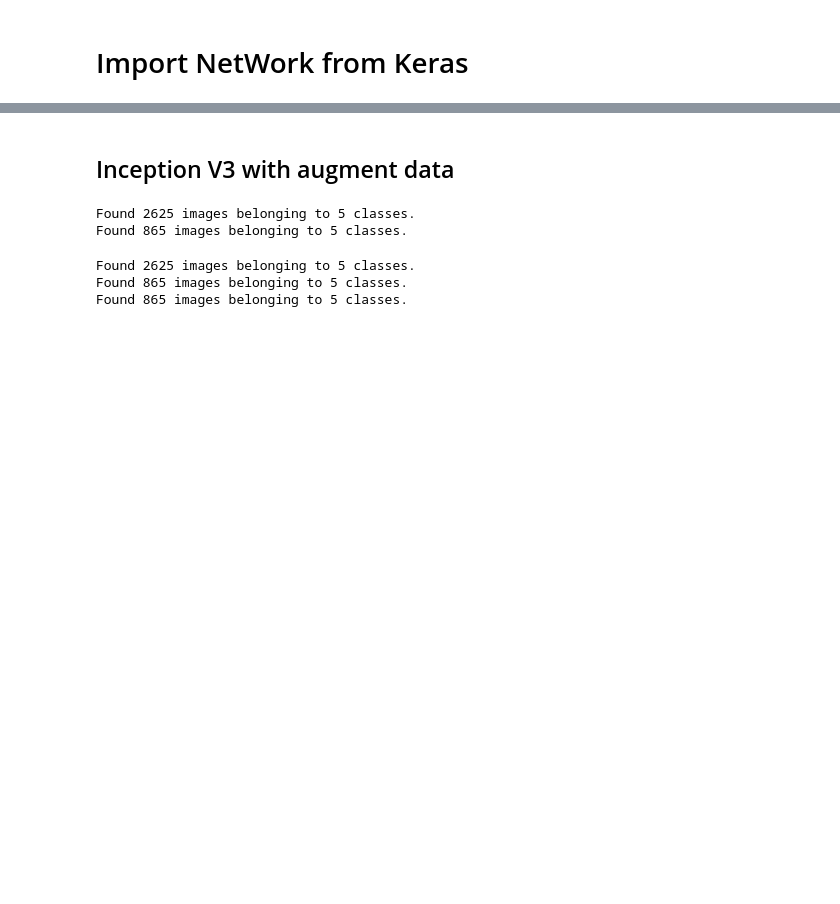
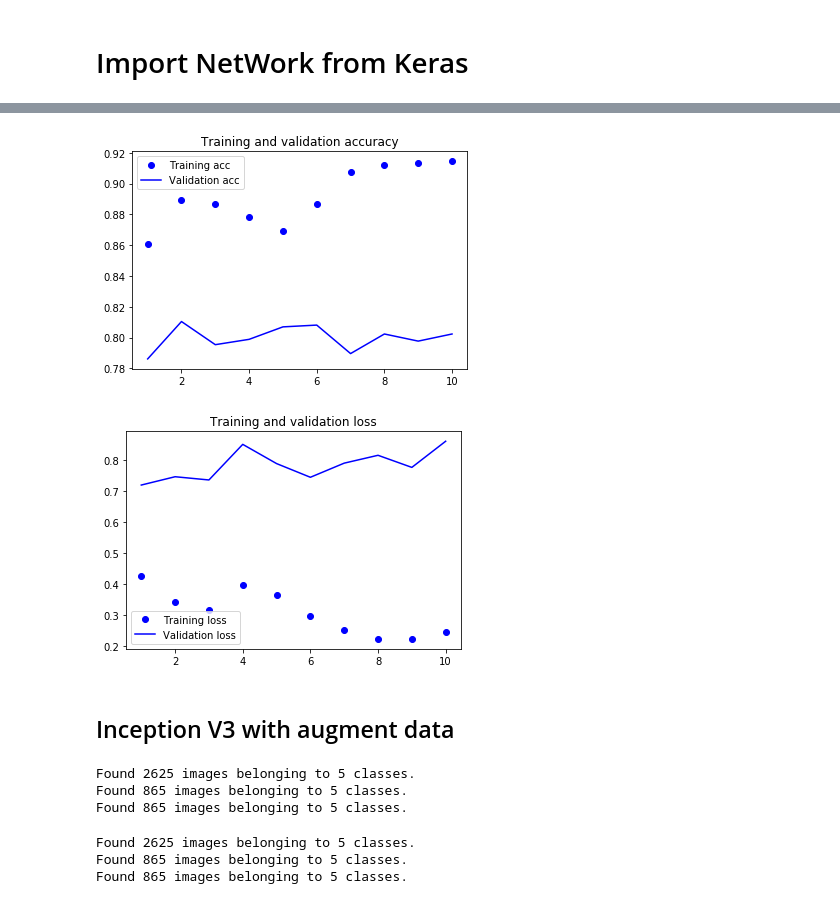
Before and after one commit to LurreMcFly/edan95, a Jupyter notebook: Lab3/SimpleCNN.ipynb, the cells around one changed output, grey strips where cells are left out. Drawn from its saved outputs; the diff is of its cells as text; code cells hidden in the pictures; blank space fills up the shorter version.

```diff
--- a/Lab3/SimpleCNN.ipynb
+++ b/Lab3/SimpleCNN.ipynb
@@ -343,0 +480,21 @@ test_generator = test_datagen.flow_from_directory(
+# %%
+datagen = ImageDataGenerator(rescale=1./255)
+batch_size = 25
+
+def extract_features(directory, sample_count):
+    features = np.zeros(shape=(sample_count, 3, 3, 2048))
+    labels = np.zeros(shape=(sample_count,5))
+    generator = datagen.flow_from_directory(directory, target_size=(150, 150), batch_size=batch_size,class_mode='categorical')
+    i=0
+    for inputs_batch, labels_batch in generator:
+        features_batch = base_model.predict(inputs_batch)
+        features[i * batch_size : (i + 1) * batch_size] = features_batch
+        labels[i * batch_size : (i + 1) * batch_size] = labels_batch
+        i += 1
+        if i * batch_size >= sample_count:
+            break
+    return features, labels
+
+train_features, train_labels = extract_features(train_dir, 2000)
+validation_features, validation_labels = extract_features(validation_dir, 865)
+test_features, test_labels = extract_features(test_dir, 865)
@@ -344,4 +505,8 @@ test_generator = test_datagen.flow_from_directory(
+# %%
+train_features_f = np.reshape(train_features, (2000, 3*3* 2048))
+validation_features_f = np.reshape(validation_features, (865, 3*3* 2048))
+test_features_f = np.reshape(test_features, (865, 3*3* 2048))
 # %%
-model_V3.compile(optimizer='adam',
+final_model.compile(optimizer='adam',
               loss='categorical_crossentropy',
               metrics=['accuracy'])
@@ -350,0 +513,3 @@ history_V3 = model_V3.fit_generator(train_generator, steps_per_epoch=105, epochs
+# %%
+history_V3 = final_model.fit(train_features_f, train_labels, epochs=10,
+                    batch_size=25, validation_data=(validation_features_f, validation_labels))
@@ -351,7 +566,12 @@ history_V3 = model_V3.fit_generator(train_generator, steps_per_epoch=105, epochs
+# %%
+plot_acc(history_V3)
+# %% [output]
+[figure, added]
+[figure, added]
 # %% [markdown]
 ## Inception V3 with augment data
 # %%
-train_datagen_aug = ImageDataGenerator(rotation_range=40, width_shift_range=0.2, height_shift_range=0.2,
+train_datagen_aug = ImageDataGenerator(rotation_range=40, rescale = 1./255, width_shift_range=0.2, height_shift_range=0.2,
                              shear_range=0.2, zoom_range=0.2, horizontal_flip=True, fill_mode='nearest')
 val_datagen = ImageDataGenerator(rescale = 1./255)
 test_datagen = ImageDataGenerator(rescale=1. / 255)
@@ -369,4 +589,5 @@ test_generator = test_datagen.flow_from_directory(
 # %% [output]
 Found 2625 images belonging to 5 classes.
 Found 865 images belonging to 5 classes.
+Found 865 images belonging to 5 classes.
 # %%
```
Also changed, not shown: parts of 51 cells of this notebook.
